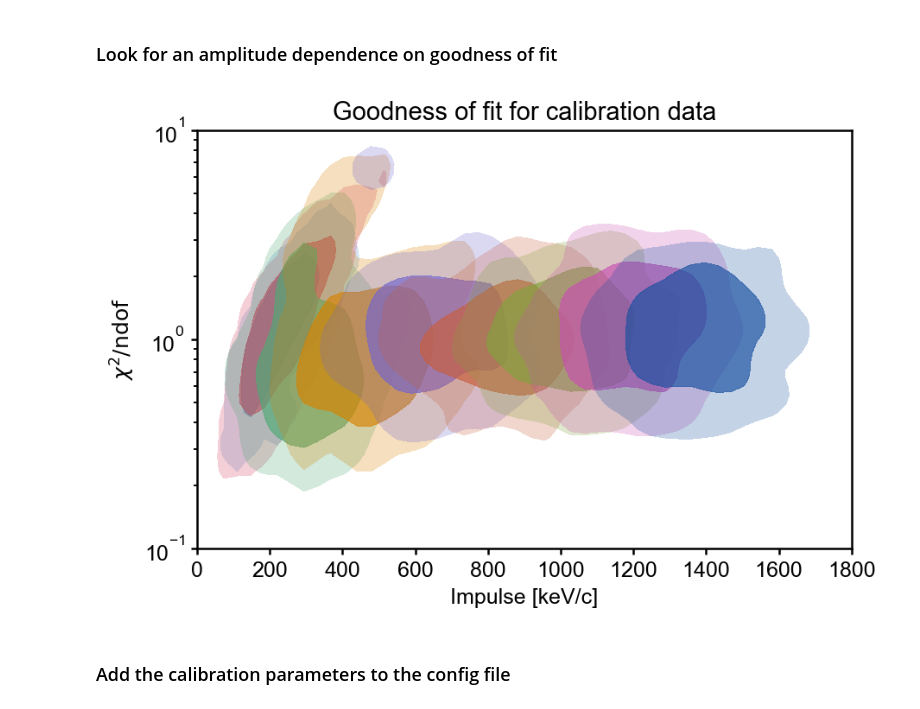
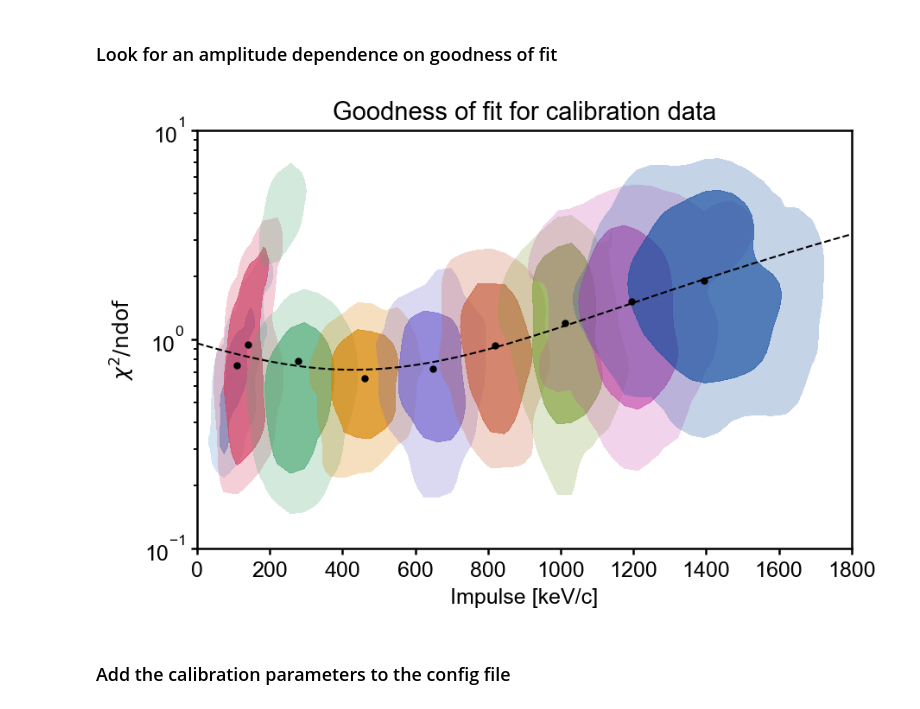
Before and after one commit to clarkehardy/nanospheres, a Jupyter notebook: impulse_calibration.ipynb, the cells around one changed output. Saved outputs shown, nothing was run; the diff lists cells and outputs as text; code cells hidden in the pictures.

```diff
--- a/impulse_calibration.ipynb
+++ b/impulse_calibration.ipynb
@@ -85,9 +85,9 @@ config = {
     'search_window': search_window,
     'meters_per_volt': None,
     'f_cutoff': f_cutoff,
-    'apply_notch': True,
+    'apply_notch': False,
     'calibrate': True,
-    'd_sphere_nm': 166.
+    'd_sphere_nm': 100.
 }
 # %% [markdown]
 ### Load and process the data
@@ -95,7 +95,7 @@ config = {
 reload(dp)
 
 # choose which dataset to look at
-dataset_ind = 3
+dataset_ind = 0
 dataset = list(datasets.keys())[dataset_ind]
 
 # get the list of impulse amplitudes in that dataset
@@ -127,7 +127,7 @@ for i, file_ind in enumerate(amp_list):
         continue
     filename = datasets[list(datasets.keys())[dataset_ind]][file_ind]
     plot_path = 'figures/' + base_path.split(drive_path)[-1] + dataset + '/' + filename \
-                if plot else None
+                # if plot else None
     nd = dp.NanoDataset(base_path + dataset + '/' + filename, plot_path, verbose=True, max_files=max_files, ds_factor=10, config=config)
     nd.load_calibration_data(global_params=False, pulse_amps_1e=pulse_amps_1e, pulse_amps_V=pulse_amps_V, noise=i==0)
     impulses.append(nd.impulses.copy())
@@ -148,15 +148,16 @@ for i, file_ind in enumerate(amp_list):
     # if i > 0:
     #     break
 
+min_len = min([len(i) for i in impulses])
 pulse_amps_keV = np.array(pulse_amps_keV)
-impulses = np.array(impulses)
-pulses = np.array(pulses)
-recon_inds = np.array(recon_inds)
-resonance_params = np.array(resonance_params)
-fit_success = np.array(fit_success)
-pulse_times = np.array(pulse_times)
-timestamps = np.array(timestamps)
+impulses = np.array([i[:min_len] for i in impulses])
+pulses = np.array([i[:min_len] for i in pulses])
+recon_inds = np.array([i[:min_len] for i in recon_inds])
+resonance_params = np.array([i[:min_len] for i in resonance_params])
+fit_success = np.array([i[:min_len] for i in fit_success])
+pulse_times = np.array([i[:min_len] for i in pulse_times])
+timestamps = np.array([i[:min_len] for i in timestamps])
 meters_per_volt = np.mean(meters_per_volt)
-impulse_rms = np.array(impulse_rms)
+impulse_rms = np.array([i[:min_len] for i in impulse_rms])
 # %% [output]
 Loading files starting with
@@ -179,7 +180,7 @@ Loading files starting with
 # %% [markdown]
 ### Mask the data based on noise and fit convergence
 # %%
-rms_cut = 1e-17 # cut on RMS noise in Newtons
+rms_cut = 6e-18 # cut on RMS noise in Newtons
 rms_mask = impulse_rms < rms_cut
 
 # create a mask that includes the noise and the fit convergence
@@ -524,34 +521,47 @@ for i, (pu, im) in enumerate(zip(pulses_true_imp, impulses)):
     cdf = np.cumsum(pdf_flat[idx])
 
     # Levels corresponding to 68% and 95% enclosed probability (HDR contours)
     levels_pdf = []
     for frac in (0.68, 0.95):
         j = min(np.searchsorted(cdf, frac), len(idx) - 1)
         levels_pdf.append(pdf_flat[idx][j])
 
     l1, l2 = sorted(levels_pdf)           # increasing for contour/contourf
     levels_fill = [l1, l2, pdf.max()]     # fill 2σ ring + 1σ core
 
     # Plot in original y (log axis)
     Y = 10**YLOG
 
     ax.contourf(
         X, Y, pdf,
         levels=levels_fill,
         colors=[f"C{i}", f"C{i}"],
         alpha=[0.25, 0.75],
     )
 
+xvals = np.asarray(xvals)
+yvals = np.asarray(yvals)
+
+def quad(x, a, b, c):
+    return a*x**2 + b*x + c
+
+p, _ = curve_fit(quad, xvals, yvals)
+
+xplot = np.linspace(x_min, x_max, 100)
+
+ax.plot(xvals, yvals, color='k', ls='none', marker='.')
+ax.plot(xplot, quad(xplot, *p), '--k')
+
 ax.set_yscale("log")
 ax.set_xlim([x_min, x_max])
 ax.set_ylim([y_min, y_max])
 ax.set_xlabel("Impulse [keV/c]")
 ax.set_ylabel(r"$\chi^2 / \mathrm{ndof}$")
 ax.set_title('Goodness of fit for calibration data')
 if plot_path:
     fig.savefig(plot_path + '_chi2_vs_imp.pdf')
 # %% [output]
-[figure, old version]
+[figure, new version]
 # %% [markdown]
 ### Add the calibration parameters to the config file
 # %%
```
Also changed, not shown: parts of 11 cells of this notebook, 4 other files.
